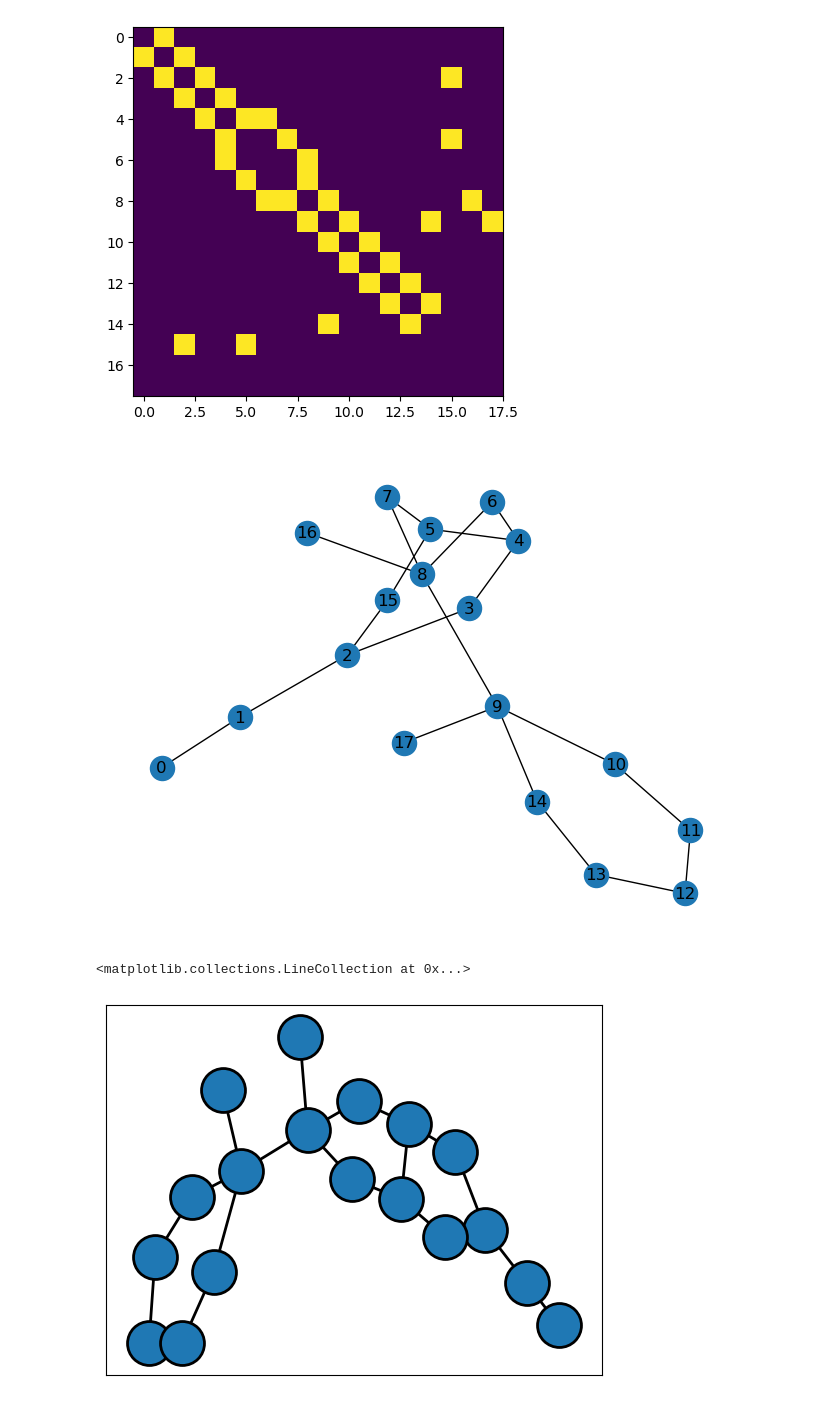
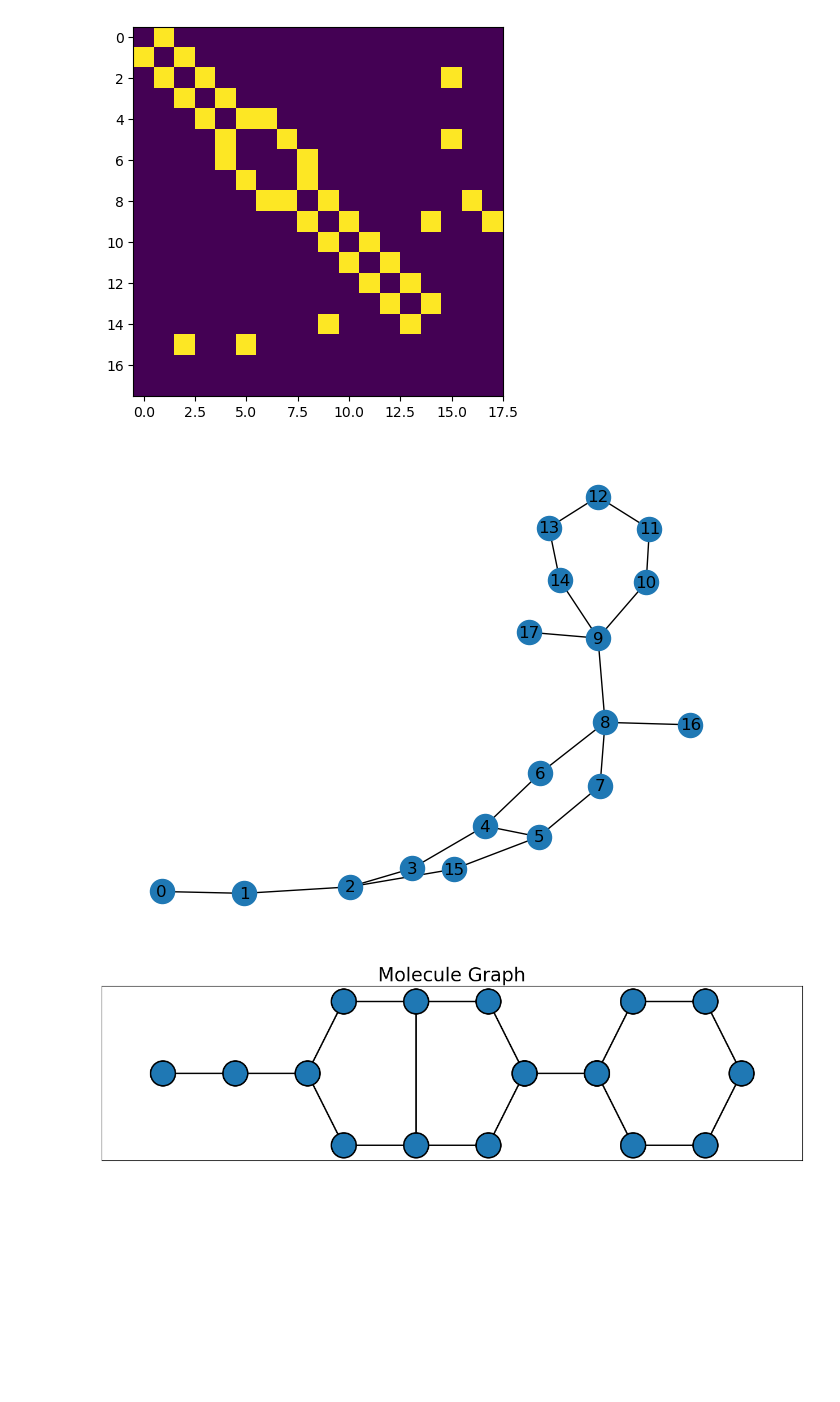
Before and after one commit to rmenegaux/GraphGPS, a Jupyter notebook: att_maps.ipynb, the cells around one changed output. Drawn from its saved outputs; the diff is of its cells as text; code cells hidden in the pictures; blank space fills up the shorter version.

```diff
--- a/att_maps.ipynb
+++ b/att_maps.ipynb
@@ -291,7 +291,8 @@ With only a few channels:
 # %%
 from torch_geometric.utils import to_dense_batch
 # %%
-all_scores, all_E, all_Ev, batch = extractor('(QK+E)*(V+E)_DptConn_VerySmall_vf')
+#all_scores, all_E, all_Ev, batch = extractor('(QK+E)*(V+E)_DptConn_VerySmall_vf')
+all_scores, all_E, all_Ev, batch = extractor('(QK+E)*(V+E)_DptConn_Shared')
 # %%
 batch_idx = 6 # 6
 head_idx = 0
@@ -447,20 +445,38 @@ plt.imshow(ext_adj)
 # %%
 nx.draw(graph, with_labels=True)
 # %% [output]
-[figure, old version]
+[figure, new version]
+# %%
+def manual_reshape(pos):
+    pos[0]=np.array([0,0])
+    pos[1]=np.array([1,0])
+    pos[2]=np.array([2,0])
+    pos[3]=np.array([2.5,-1])
+    pos[4]=np.array([3.5,-1])
+    pos[5]=np.array([3.5,1])
+    pos[6]=np.array([4.5,-1])
+    pos[7]=np.array([4.5,1])
+    pos[8]=np.array([5,0])
+    pos[9]=np.array([6,0])
+    pos[10]=np.array([6.5,-1])
+    pos[11]=np.array([7.5,-1])
+    pos[12]=np.array([8,0])
+    pos[13]=np.array([7.5,1])
+    pos[14]=np.array([6.5,1])
+    pos[15]=np.array([2.5,1])
+    pos[16]=pos[8]
+    pos[17]=pos[9]
+    return pos
 # %%
 pos = nx.layout.spectral_layout(graph, center=(0,0))
 pos = nx.spring_layout(graph, pos=pos, iterations=50)
-# graph.add_nodes_from([16,17])
-# graph.nodes[16]['pos'] = (0,0)
-# graph.nodes[17]['pos'] = (0,0)
-# graph.add_edge(16,0)
-# graph.add_edge(16,17)
+pos = manual_reshape(pos)
+plt.figure(figsize=(16,4));
+plt.title('Molecule Graph', fontsize=24)
 nx.draw_networkx_nodes(graph, pos, #node_color=colors, alpha=transparency,
-                           linewidths=2, node_size=1000, edgecolors='black',
-                           cmap='viridis')
-# fig.colorbar(im,ax=ax)
-nx.draw_networkx_edges(graph, pos, width=2)
+                    linewidths=2, node_size=1000, edgecolors='black',
+                    cmap='viridis');
+#graph.add_edge(3,5)
+nx.draw_networkx_edges(graph, pos, width=2);
 # %% [output]
-<matplotlib.collections.LineCollection at 0x...>
-[figure, old version]
+[figure, new version]
```
Also changed, not shown: parts of 14 cells of this notebook, 1 other file.
